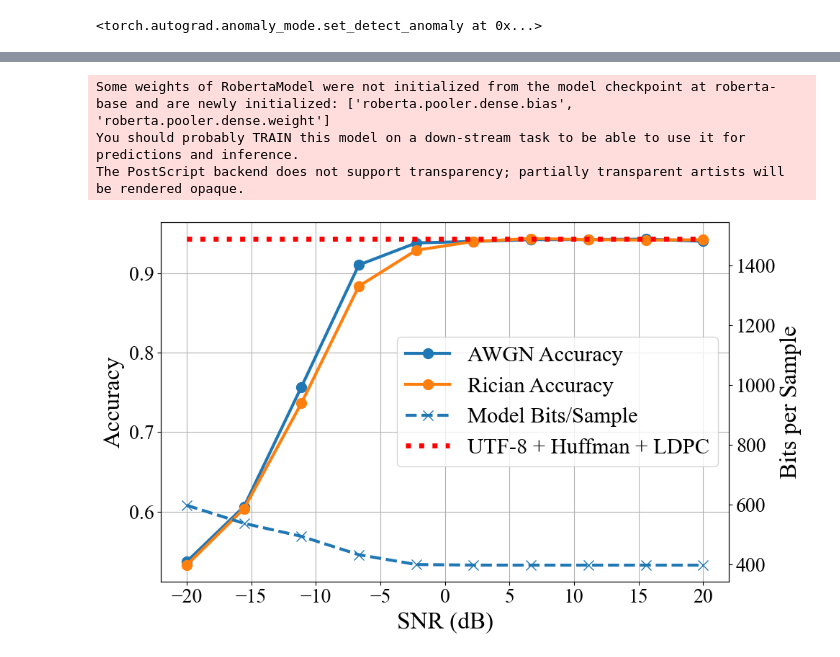
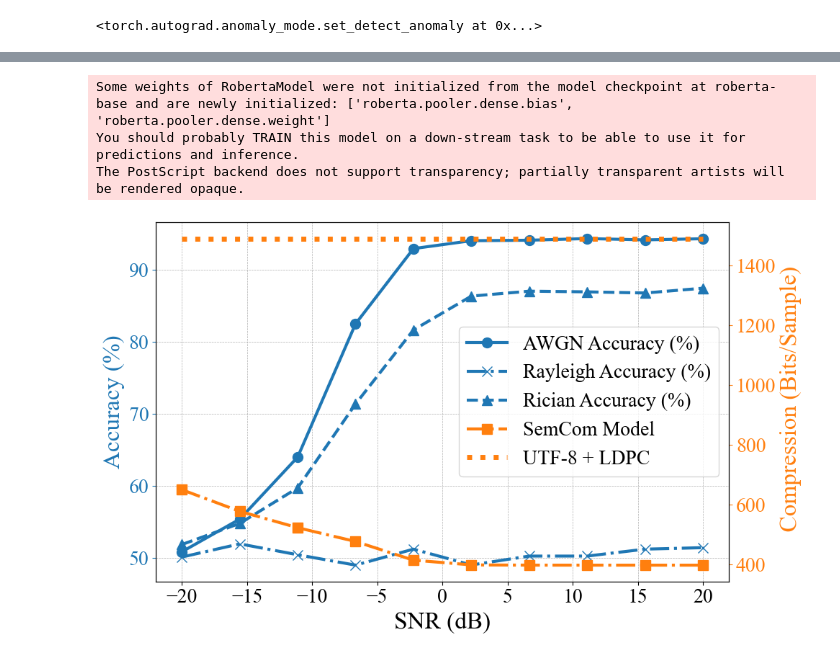
Before and after one commit to INRSDUC/MoE_semcom, a Jupyter notebook: test_binary_JSCC.ipynb, the cells around one changed output, grey strips where cells are left out. Cells and saved outputs as stored; diff of their text form; code cells hidden in the pictures.

```diff
--- a/test_binary_JSCC.ipynb
+++ b/test_binary_JSCC.ipynb
@@ -388,6 +393,7 @@ seq_len = 64
 
 # Storage
 acc_store = {'AWGN': np.zeros((n_runs, len(snr_dbs))),
+             'Rayleigh': np.zeros((n_runs, len(snr_dbs))),
              'Rician': np.zeros((n_runs, len(snr_dbs)))}
 bits_store = {'AWGN': np.zeros((n_runs, len(snr_dbs)))
               }
@@ -401,6 +407,8 @@ for run in range(n_runs):
 
         a_ric, b_ric = evaluate(model, val_loader, 'Rician', snr, device)
         acc_store['Rician'][run, idx] = a_ric
+        a_ray, b_ray = evaluate(model, val_loader, 'Rayleigh', snr, device)
+        acc_store['Rayleigh'][run, idx] = a_ray
         # bits_store['Rician'][run, idx] = b_ric
 
 # Compute means
@@ -437,62 +445,87 @@ def assign_codes(node, prefix="", cmap=None):
 
 huff_codes = assign_codes(root)
 
 total_bits = total_tokens = 0
 for ex in ds["validation"]:
     data = ex["sentence"].encode("utf-8")
     bits = sum(len(huff_codes[bytes([b])]) for b in data)
     total_bits += bits
     total_tokens += len(ex["sentence"].split())
 avg_bits_huff = total_bits / total_tokens
 baseline_bits_per_sample = avg_bits_huff * seq_len
 
-# Plotting
+import matplotlib.pyplot as plt
+
+# — get default color cycle (blue, orange, green, …) —
+colors = plt.rcParams['axes.prop_cycle'].by_key()['color']
+color_acc, color_bits = colors[0], colors[1]
+
+# — define per-curve markers & linestyles —
+acc_markers     = {'AWGN': 'o',    'Rician': '^', 'Rayleigh': 'x'}
+acc_linestyles  = {'AWGN': '-',    'Rician': '--',  'Rayleigh': '-.'}
+bits_markers    = {'AWGN': 's'}        # add more if you plot multiple
+bits_linestyles = {'AWGN': '-.'}       # choose a different style
+baseline_ls     = ':'                  # baseline linestyle
+
 fig, ax1 = plt.subplots(figsize=(10,6))
 ax2 = ax1.twinx()
 
+# — plot accuracy (all default-blue) —
 for ch, acc_vals in mean_acc.items():
-    ax1.plot(snr_dbs, acc_vals, marker='o', label=f"{ch} Accuracy", linewidth=3, markersize=10)
+    ax1.plot(
+        snr_dbs, acc_vals*100,  # convert to percentage
+        color=color_acc,
+        marker=acc_markers[ch],
+        linestyle=acc_linestyles[ch],
+        linewidth=3,
+        markersize=10,
+        label=f"{ch} Accuracy (%)"
+    )
 
+# — plot bits/sample (all default-orange) —
 for ch, bits_vals in mean_bits.items():
-    ax2.plot(snr_dbs, bits_vals, marker='x', linestyle='--', label=f"Model Bits/Sample", linewidth=3, markersize=10)
+    ax2.plot(
+        snr_dbs, bits_vals,
+        color=color_bits,
+        marker=bits_markers[ch],
+        linestyle=bits_linestyles[ch],
+        linewidth=3,
+        markersize=10,
+        label=f"SemCom Model"
+    )
 
-ax2.hlines(baseline_bits_per_sample,
-           snr_dbs.min(), snr_dbs.max(),
-           color='red', linestyle=':',
-           linewidth=5,
-           label="UTF-8 + Huffman + LDPC")
+# — plot baseline in same orange —
+ax2.hlines(
+    baseline_bits_per_sample,
+    xmin=snr_dbs.min(),
+    xmax=snr_dbs.max(),
+    color=color_bits,
+    linestyle=baseline_ls,
+    linewidth=5,
+    label="UTF-8 + LDPC "
+)
 
+# — axis labels (matching colors) —
 ax1.set_xlabel("SNR (dB)")
-ax1.set_ylabel("Accuracy")
-ax2.set_ylabel("Bits per Sample")
-ax1.grid(True)
+ax1.set_ylabel("Accuracy (%)",        color=color_acc)
+ax2.set_ylabel(" Compression (Bits/Sample)",  color=color_bits)
 
+ax1.tick_params(axis='y', colors=color_acc)
+ax2.tick_params(axis='y', colors=color_bits)
+
+ax1.grid(True, which='both', linestyle='--', linewidth=0.5)
+
+# — combined legend —
 h1, l1 = ax1.get_legend_handles_labels()
 h2, l2 = ax2.get_legend_handles_labels()
-ax1.legend(h1+h2, l1+l2, loc='center right', ncol=1)
-paths = [
-    "/usr/share/fonts/truetype/msttcorefonts/Times_New_Roman.ttf",
-    "/usr/share/fonts/truetype/msttcorefonts/Times_New_Roman_Bold.ttf",
-    "/usr/share/fonts/truetype/msttcorefonts/Times_New_Roman_Italic.ttf",
-    "/usr/share/fonts/truetype/msttcorefonts/Times_New_Roman_Bold_Italic.ttf",
-    ]
-for p in paths:
-        if os.path.exists(p):
-            fm.fontManager.addfont(p)
-plt.rcParams['font.family'] = 'serif'
-plt.rcParams['font.serif'] = ['Times New Roman']
-plt.rcParams['axes.labelsize'] = 24
-plt.rcParams['xtick.labelsize'] = 20
-plt.rcParams['ytick.labelsize'] = 20
-plt.rcParams['legend.fontsize'] = 22
-plt.rcParams['pdf.fonttype'] = 42  # Ensures editable text in PDFs
-plt.rcParams['ps.fonttype'] = 42
+ax1.legend(h1 + h2, l1 + l2, loc='center right')
+
 plt.tight_layout()
-# Save the plot
-plt.savefig("fig_performance_clean_2.eps", format='eps', bbox_inches='tight')
+fig.savefig("jscc_performance_clean_3.eps",
+                format='eps', bbox_inches='tight')
 plt.show()
 # %% [output]
 Some weights of RobertaModel were not initialized from the model checkpoint at roberta-base and are newly initialized: ['roberta.pooler.dense.bias', 'roberta.pooler.dense.weight']
 You should probably TRAIN this model on a down-stream task to be able to use it for predictions and inference.
 The PostScript backend does not support transparency; partially transparent artists will be rendered opaque.
-[figure, old version]
+[figure, new version]
```
Also changed, not shown: parts of 1 cell of this notebook, 27 other files.
